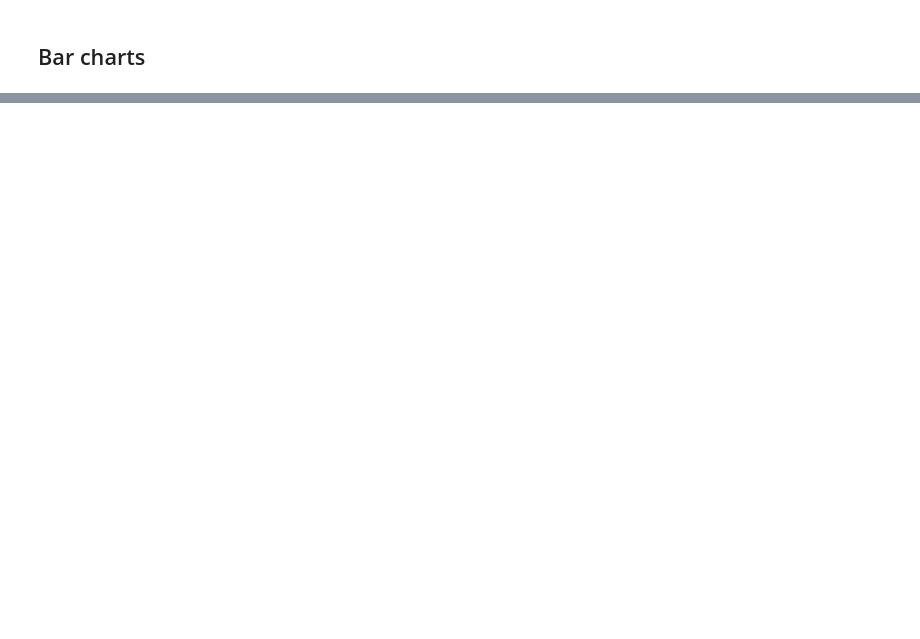
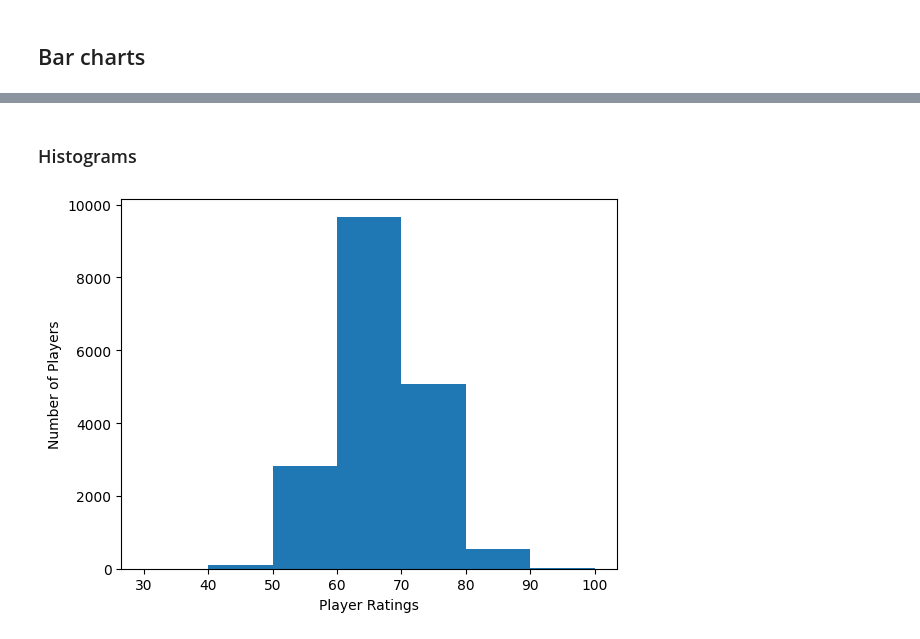
Before and after one commit to sinharaksh1t/jupyter, a Jupyter notebook: PracticeNotebook.ipynb, the cells around one changed output, grey strips where cells are left out. Saved outputs shown, nothing was run; the diff lists cells and outputs as text; code cells hidden in the pictures; blank space fills up the shorter version.

```diff
--- a/PracticeNotebook.ipynb
+++ b/PracticeNotebook.ipynb
@@ -75,0 +115,4 @@ plt.show()
+# %%
+fifa = pd.read_csv('fifa_data.csv')
+
+fifa.head(5)
@@ -75,0 +127,16 @@ plt.show()
+# %% [markdown]
+### Histograms
+# %%
+bins = [i for i in range(30,101,10)] # start = 0, end = 101, step = 10
+
+plt.hist(fifa.Overall, bins=bins)
+
+plt.xticks(bins)
+
+plt.title('Distribution of Player Skills in Fifa')
+plt.xlabel('Player Ratings')
+plt.ylabel('Number of Players')
+
+plt.show()
+# %% [output]
+[figure, added]
```
Also changed, not shown: parts of 6 cells of this notebook.
